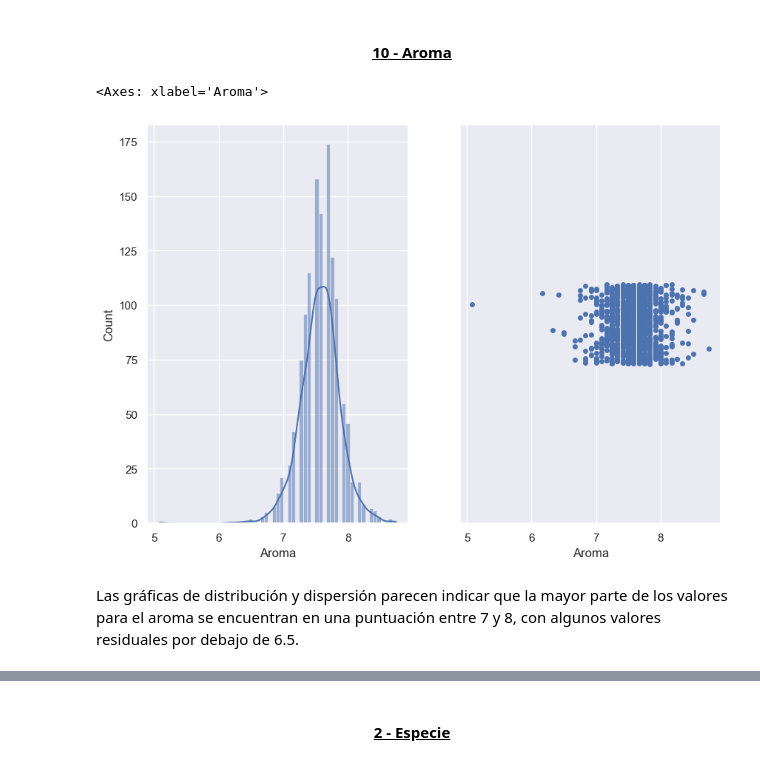
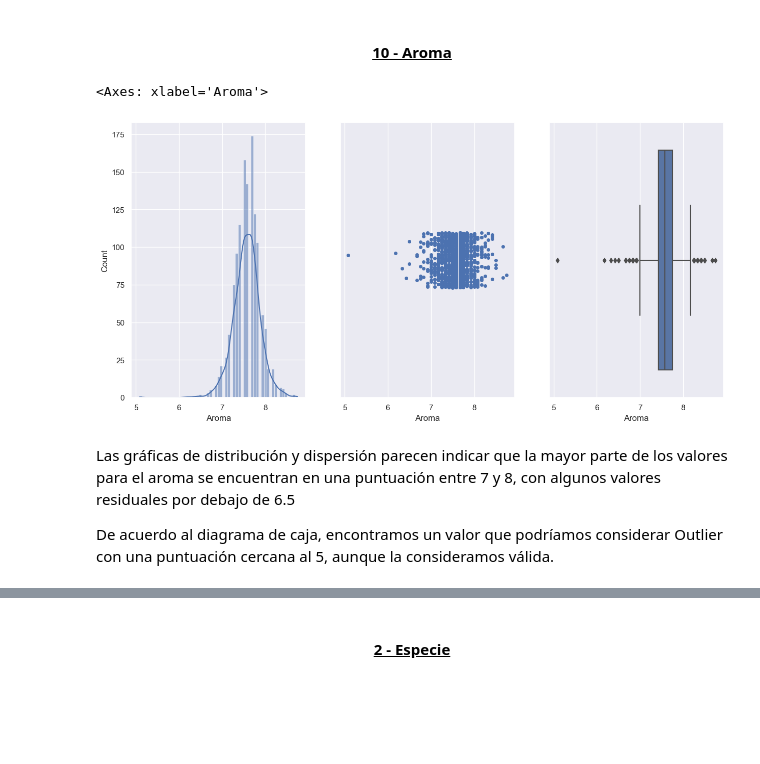
Before and after one commit to jmramaq/TrainingEDA_Coffee, a Jupyter notebook: src/EDA.ipynb, the cells around one changed output, grey strips where cells are left out. Saved outputs shown, nothing was run; the diff lists cells and outputs as text; code cells hidden in the pictures; blank space fills up the shorter version.

```diff
--- a/src/EDA.ipynb
+++ b/src/EDA.ipynb
@@ -625,12 +648,14 @@ Tenemos demasiados registros para los que no conocemos la variedad. Eso puede se
 # %% [markdown]
 <h4 style="text-align: center;"><ins>10 - Aroma</ins></h4>
 # %%
-fig, axs = plt.subplots(figsize=(10, 7), ncols=2)
+fig, axs = plt.subplots(figsize=(15, 7), ncols=3)
 sns.histplot(data=df, x="Aroma", kde=True, ax=axs[0])
 sns.stripplot(x=df["Aroma"], ax=axs[1])
-sns.boxplot(data=df, y="Aroma")
+sns.boxplot(data=df, x="Aroma", ax=axs[2])
 # %% [output]
 <Axes: xlabel='Aroma'>
-[figure, old version]
+[figure, new version]
 # %% [markdown]
-Las gráficas de distribución y dispersión parecen indicar que la mayor parte de los valores para el aroma se encuentran en una puntuación entre 7 y 8, con algunos valores residuales por debajo de 6.5.
+Las gráficas de distribución y dispersión parecen indicar que la mayor parte de los valores para el aroma se encuentran en una puntuación entre 7 y 8, con algunos valores residuales por debajo de 6.5
+
+De acuerdo al diagrama de caja, encontramos un valor que podríamos considerar Outlier con una puntuación cercana al 5, aunque la consideramos válida.
```
Also changed, not shown: parts of 8 cells of this notebook.
